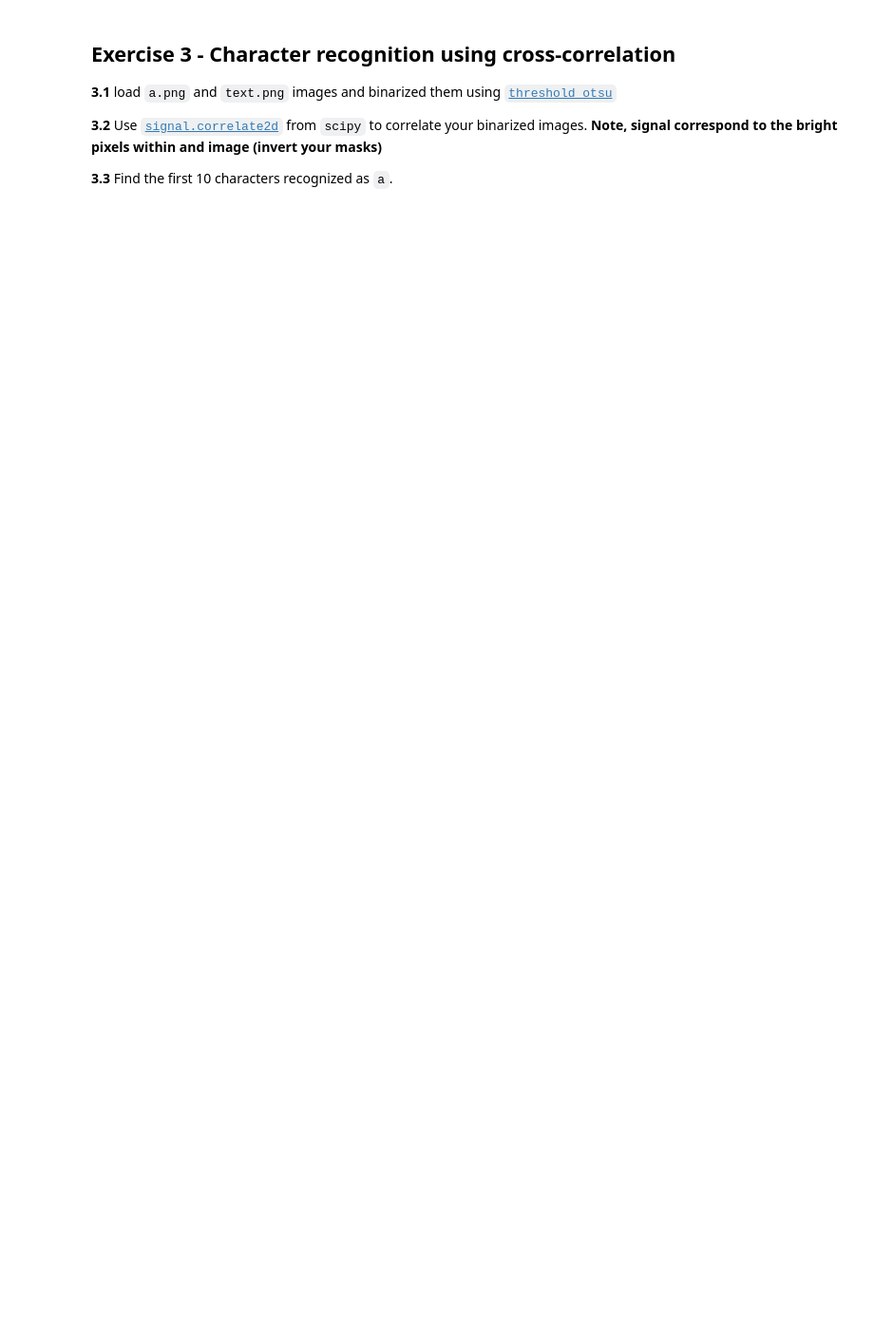
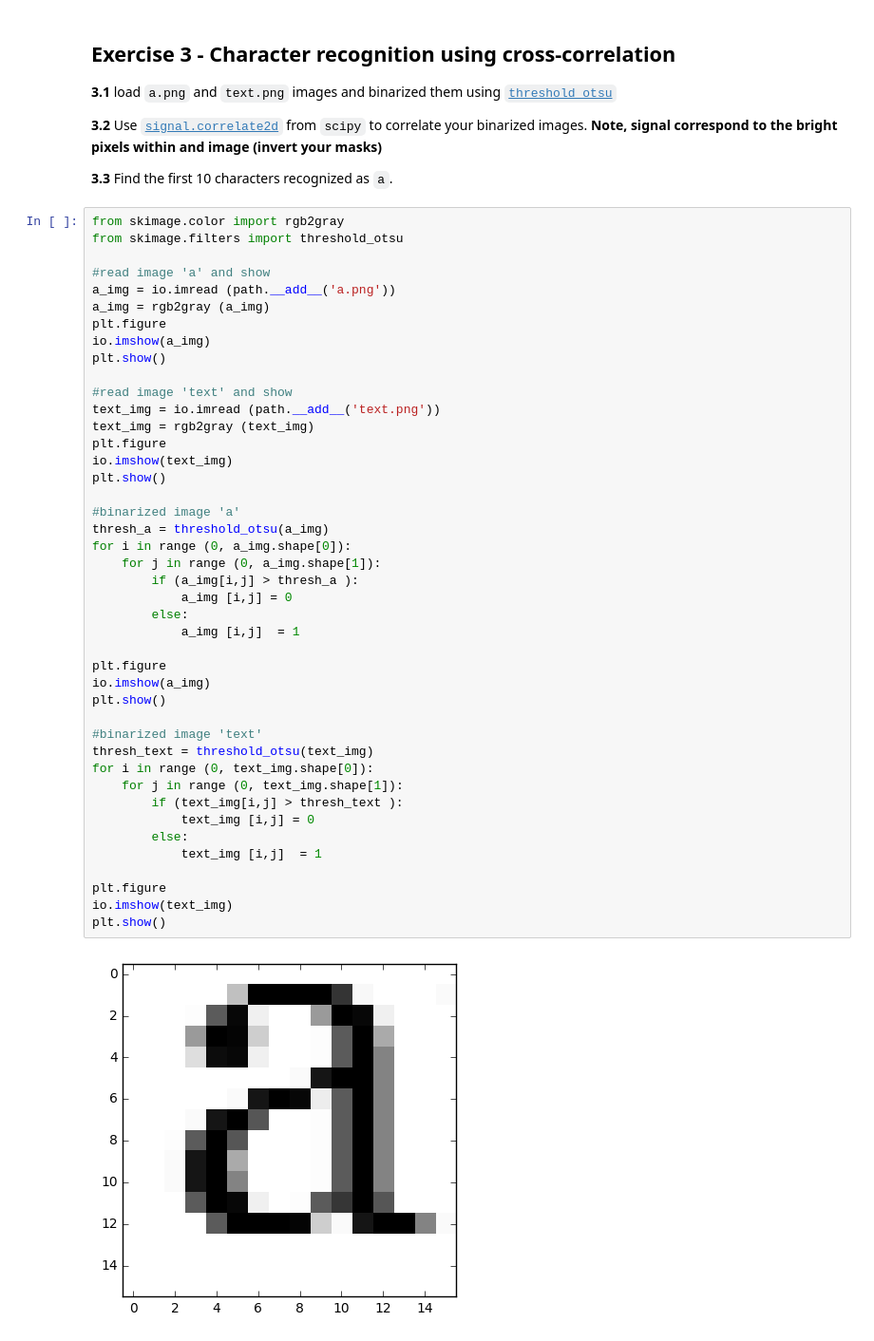
Before and after one commit to ctmengdi/DSP-TP-1617, a Jupyter notebook: Lab3/python/Lab3.ipynb, the cells around one changed output. Shown at 95% size. Drawn from its saved outputs; the diff is of its cells as text; blank space fills up the shorter version.

```diff
--- a/Lab3/python/Lab3.ipynb
+++ b/Lab3/python/Lab3.ipynb
@@ -111,3 +159,48 @@ SyntaxError: invalid syntax (<ipython-input-27-2a8bd4a7a271>, line 4)
 **Note, signal correspond to the bright pixels within and image (invert your masks)**
 
 **3.3** Find the first 10 characters recognized as `a`.
+# %%
+from skimage.color import rgb2gray
+from skimage.filters import threshold_otsu
+
+#read image 'a' and show
+a_img = io.imread (path.__add__('a.png'))
+a_img = rgb2gray (a_img)
+plt.figure
+io.imshow(a_img)
+plt.show()
+
+#read image 'text' and show
+text_img = io.imread (path.__add__('text.png'))
+text_img = rgb2gray (text_img)
+plt.figure
+io.imshow(text_img)
+plt.show()
+
+#binarized image 'a'
+thresh_a = threshold_otsu(a_img)
+for i in range (0, a_img.shape[0]):
+    for j in range (0, a_img.shape[1]):
+        if (a_img[i,j] > thresh_a ):
+            a_img [i,j] = 0
+        else:
+            a_img [i,j]  = 1
+
+plt.figure
+io.imshow(a_img)
+plt.show()
+
+#binarized image 'text'
+thresh_text = threshold_otsu(text_img)
+for i in range (0, text_img.shape[0]):
+    for j in range (0, text_img.shape[1]):
+        if (text_img[i,j] > thresh_text ):
+            text_img [i,j] = 0
+        else:
+            text_img [i,j]  = 1
+
+plt.figure
+io.imshow(text_img)
+plt.show()
+# %% [output]
+[figure, added]
```
Also changed, not shown: parts of 7 cells of this notebook.
